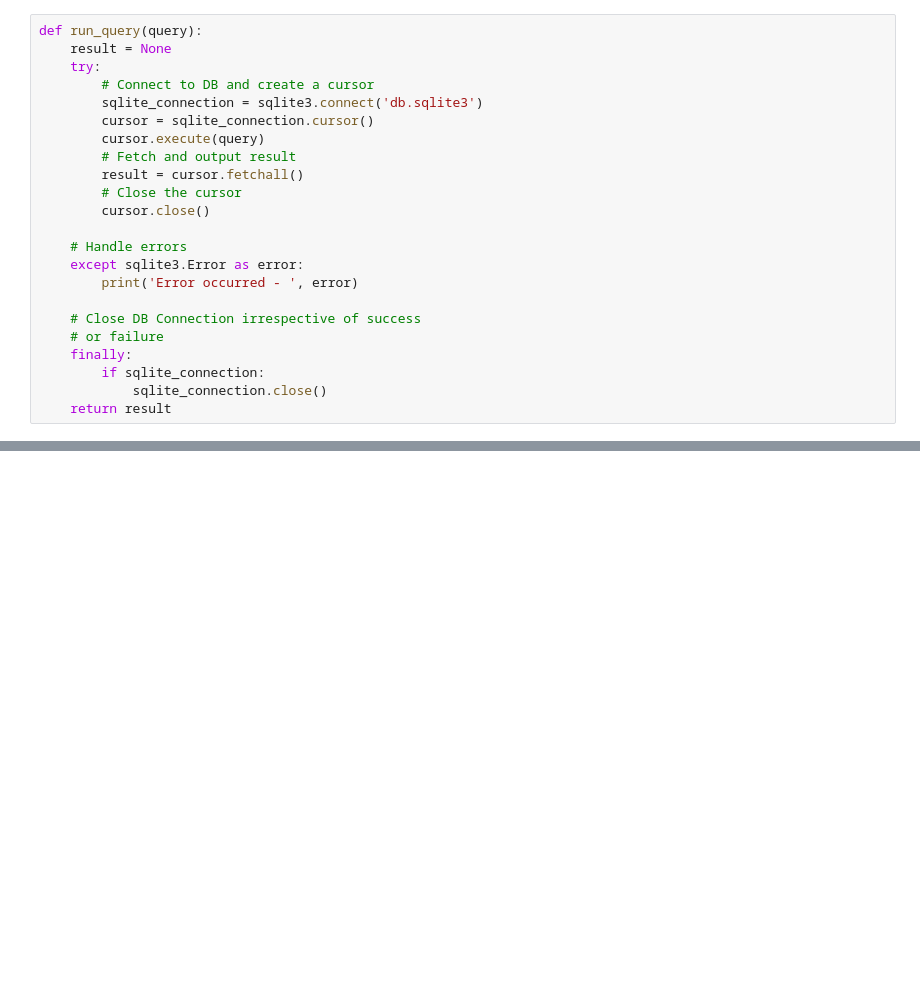
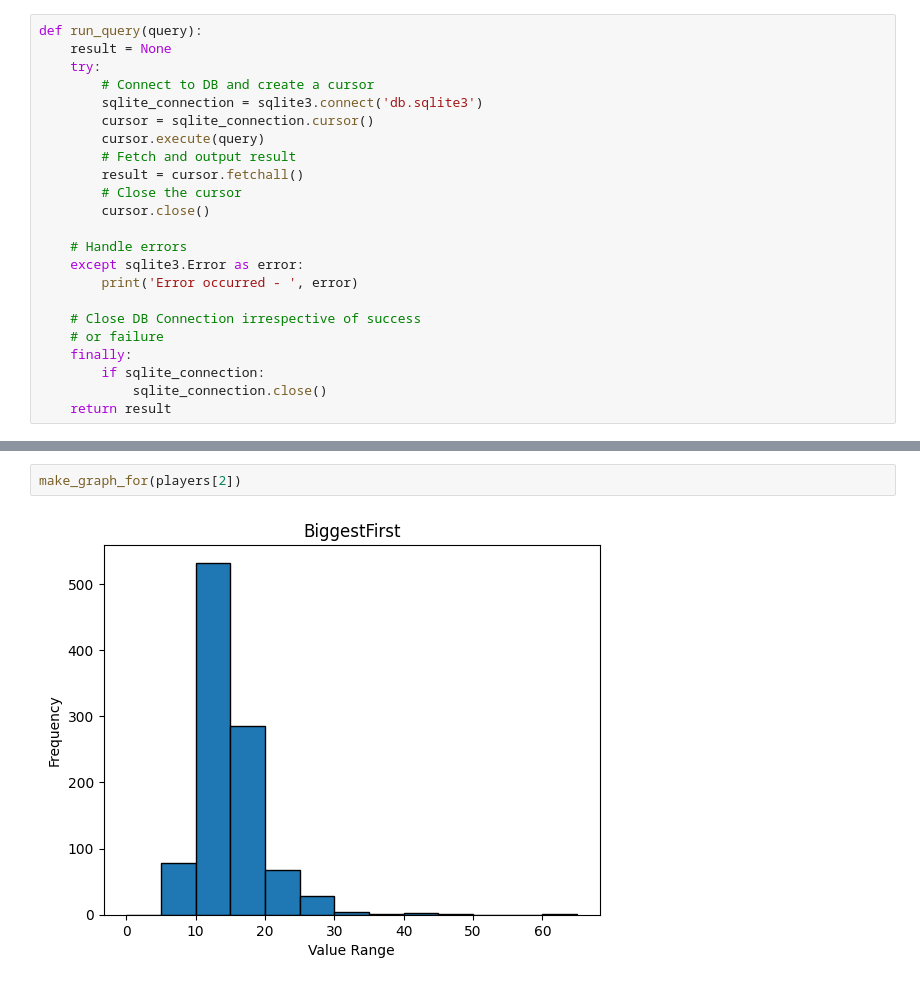
Before and after one commit to P-Hicks/SeniorResearchProject, a Jupyter notebook: data.ipynb, the cells around one changed output, grey strips where cells are left out. Saved outputs shown, nothing was run; the diff lists cells and outputs as text; blank space fills up the shorter version.

```diff
--- a/data.ipynb
+++ b/data.ipynb
@@ -53,0 +108,4 @@ run_query(
+# %%
+make_graph_for(players[2])
+# %% [output]
+[figure, added]
```
Also changed, not shown: parts of 6 cells of this notebook, 5 other files.
